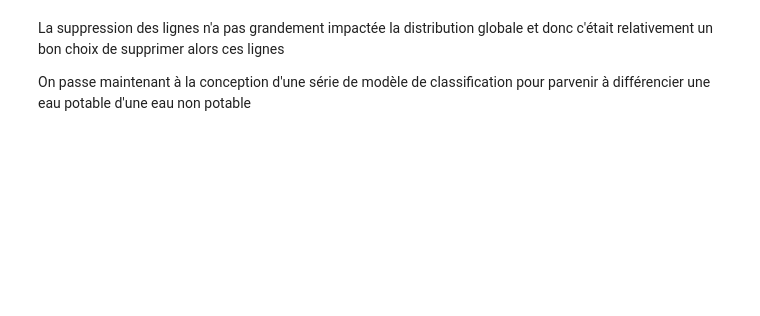
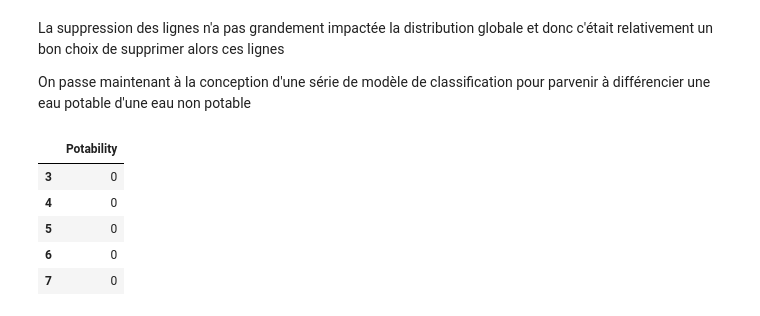
Before and after one commit to MohamedNennouche/water-potability, a Jupyter notebook: water-notebook.ipynb, the cells around one changed output. Cells and saved outputs as stored; diff of their text form; code cells hidden in the pictures; blank space fills up the shorter version.

```diff
--- a/water-notebook.ipynb
+++ b/water-notebook.ipynb
@@ -92,0 +96,9 @@ On passe maintenant à la conception d'une série de modèle de classification p
+# %%
+etiq.head()
+# %% [output]
+|  | Potability |
+| 3 | 0 |
+| 4 | 0 |
+| 5 | 0 |
+| 6 | 0 |
+| 7 | 0 |
```
Also changed, not shown: parts of 3 cells of this notebook.
